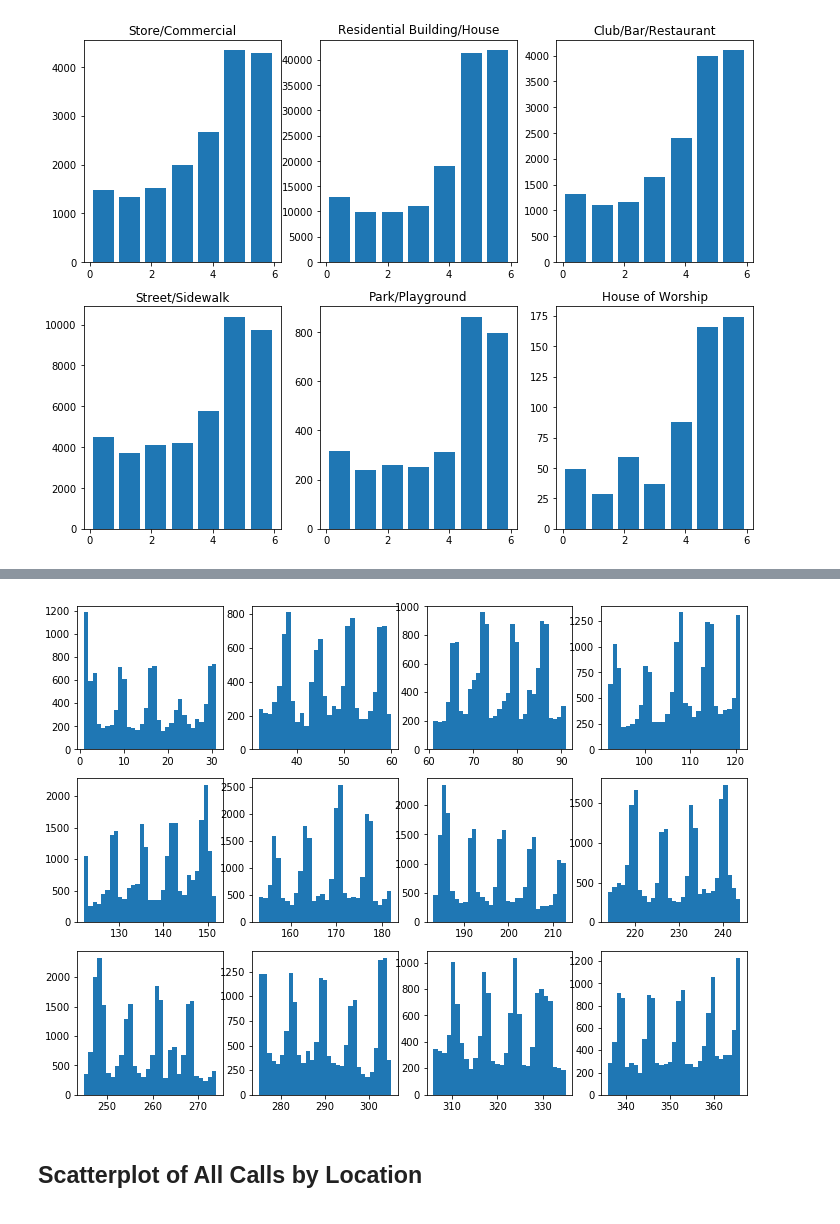
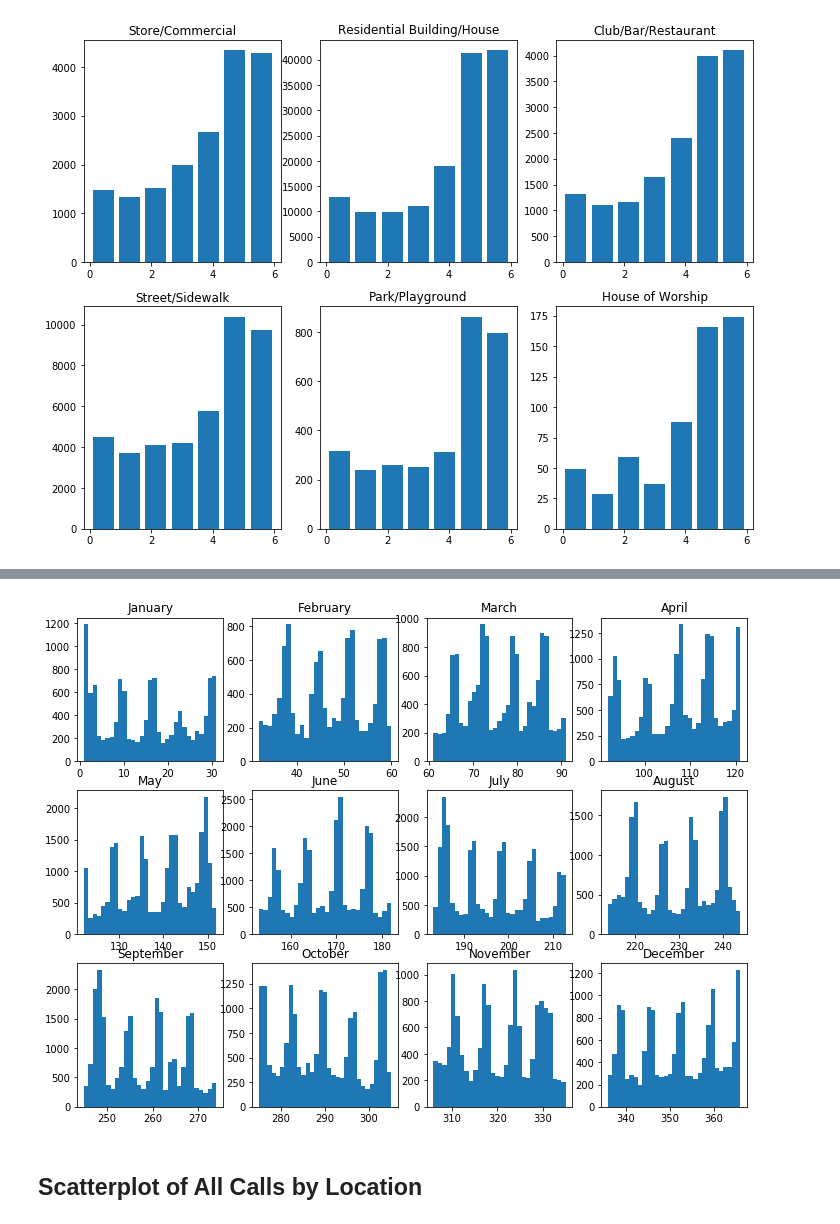
Before and after one commit to TrifectaIII/Data-Science-Final, a Jupyter notebook: DataScienceFinal.ipynb, the cells around one changed output, grey strips where cells are left out. Drawn from its saved outputs; the diff is of its cells as text; code cells hidden in the pictures.

```diff
--- a/DataScienceFinal.ipynb
+++ b/DataScienceFinal.ipynb
@@ -478,45 +420,46 @@ dec = calldata.loc[calldata['Month'] == 12]
 
 fig = plt.figure()
 
 ax1 = fig.add_subplot(3, 4, 1)
 ax1.hist(jan['YearDay'],31)
-
+ax1.set_title('January')
 ax2 = fig.add_subplot(3, 4, 2)
 ax2.hist(feb['YearDay'],29)
-
+ax2.set_title('February')
 ax3 = fig.add_subplot(3, 4, 3)
 ax3.hist(mar['YearDay'],31)
-
+ax3.set_title('March')
 ax4 = fig.add_subplot(3, 4, 4)
 ax4.hist(apr['YearDay'],30)
-
+ax4.set_title('April')
 ax5 = fig.add_subplot(3, 4, 5)
 ax5.hist(may['YearDay'],31)
-
+ax5.set_title('May')
 ax6 = fig.add_subplot(3, 4, 6)
 ax6.hist(jun['YearDay'],30)
-
+ax6.set_title('June')
 ax7 = fig.add_subplot(3, 4, 7)
 ax7.hist(jul['YearDay'],31)
-
+ax7.set_title('July')
 ax8 = fig.add_subplot(3, 4, 8)
 ax8.hist(aug['YearDay'],31)
-
+ax8.set_title('August')
 ax9 = fig.add_subplot(3, 4, 9)
 ax9.hist(sep['YearDay'],30)
-
+ax9.set_title('September')
 ax10 = fig.add_subplot(3, 4, 10)
 ax10.hist(oct['YearDay'],31)
-
+ax10.set_title('October')
 ax11 = fig.add_subplot(3, 4, 11)
 ax11.hist(nov['YearDay'],30)
-
+ax11.set_title('November')
 ax12 = fig.add_subplot(3, 4, 12)
 ax12.hist(dec['YearDay'],31)
+ax12.set_title('December')
 
 plt.show()
 # %% [output]
-[figure, old version]
+[figure, new version]
 # %%
 # try to identify specific locations by latitude/longitude
 # see if the first location is repeated anywhere over the year
```
Also changed, not shown: parts of 16 cells of this notebook.
